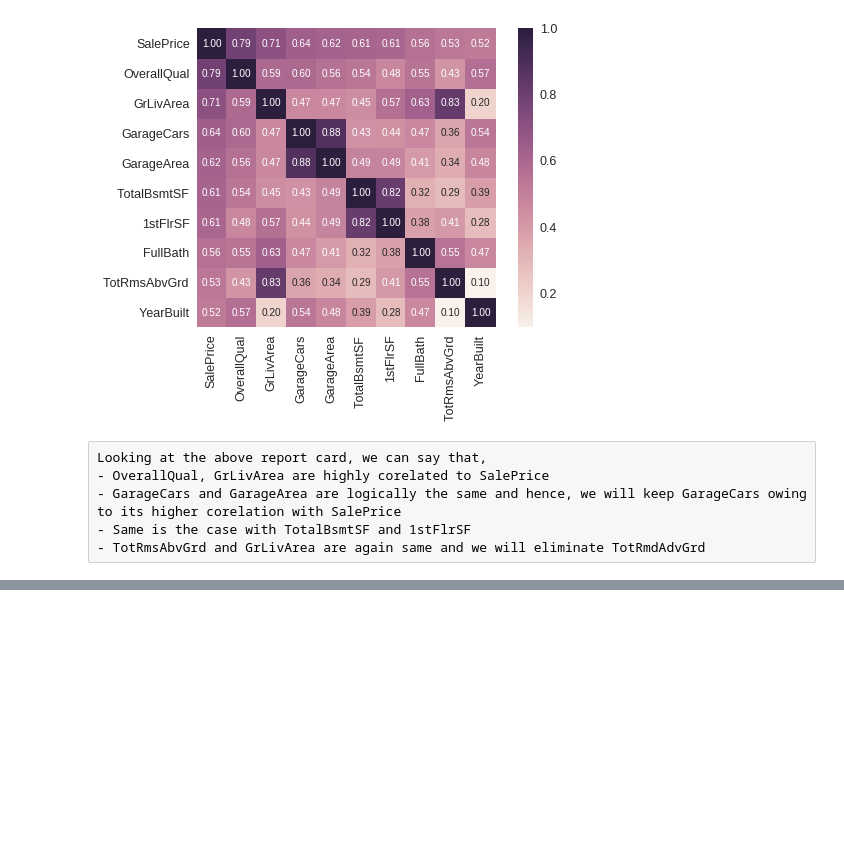
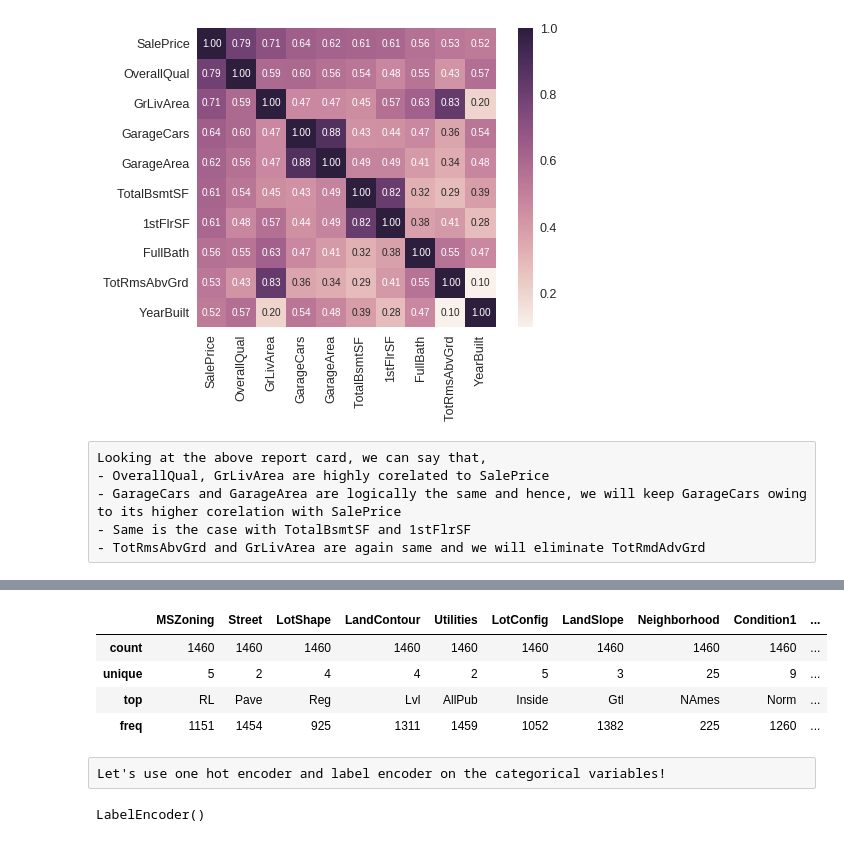
Before and after one commit to vikramriyer/Data_Analysis_Multiple, a Jupyter notebook: HousePrices.ipynb, the cells around one changed output, grey strips where cells are left out. Drawn from its saved outputs; the diff is of its cells as text; code cells hidden in the pictures; blank space fills up the shorter version.

```diff
--- a/HousePrices.ipynb
+++ b/HousePrices.ipynb
@@ -153,0 +284,10 @@ Looking at the above report card, we can say that,
+# %%
+categorical_features.describe()
+# %% [output]
+|  | MSZoning | Street | LotShape | LandContour | Utilities | LotConfig | LandSlope | Neighborhood | Condition1 | ... |
+| count | 1460 | 1460 | 1460 | 1460 | 1460 | 1460 | 1460 | 1460 | 1460 | ... |
+| unique | 5 | 2 | 4 | 4 | 2 | 5 | 3 | 25 | 9 | ... |
+| top | RL | Pave | Reg | Lvl | AllPub | Inside | Gtl | NAmes | Norm | ... |
+| freq | 1151 | 1454 | 925 | 1311 | 1459 | 1052 | 1382 | 225 | 1260 | ... |
+# %% [raw]
+Let's use one hot encoder and label encoder on the categorical variables!
@@ -153,0 +298,4 @@ Looking at the above report card, we can say that,
+# %%
+lEncoder.fit(categorical_features.MSZoning)
+# %% [output]
+LabelEncoder()
```
Also changed, not shown: parts of 26 cells of this notebook.
